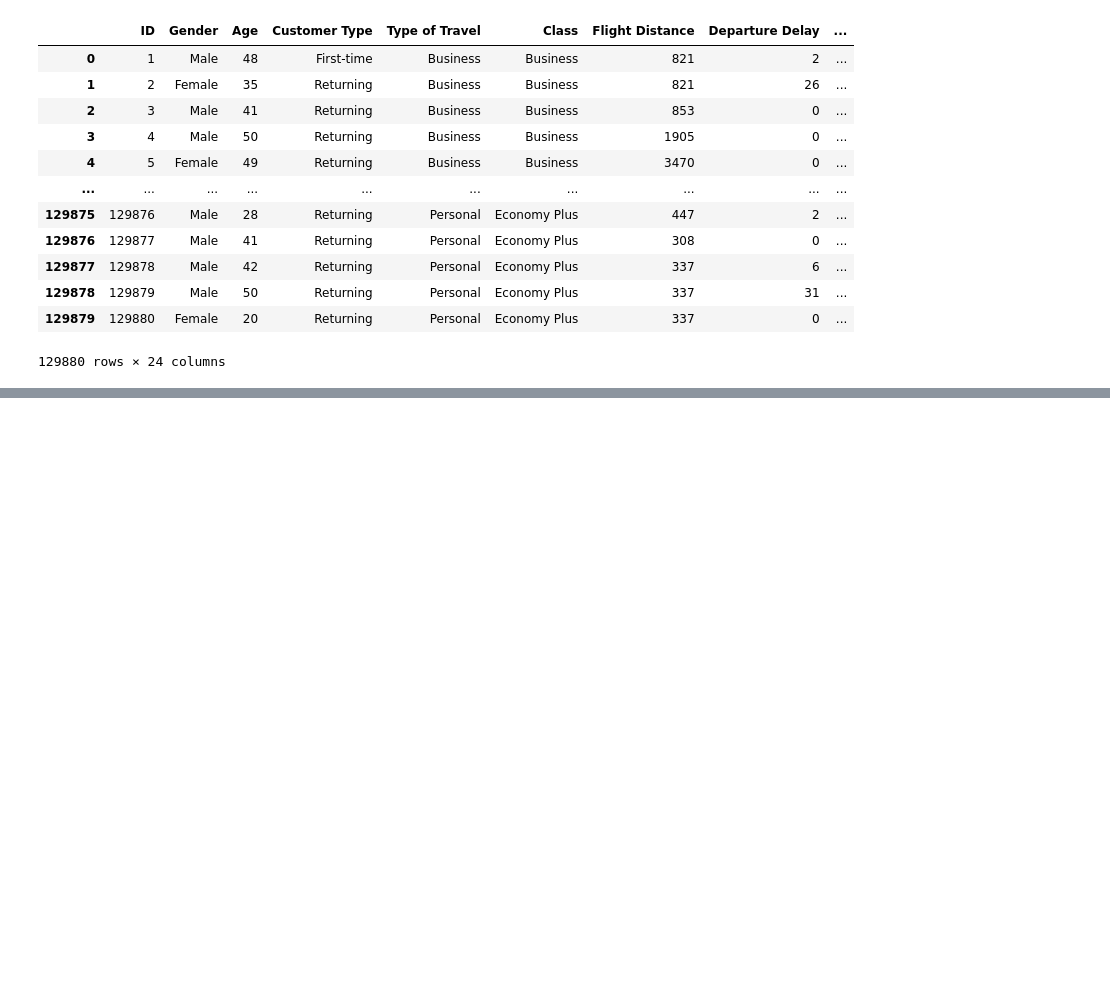
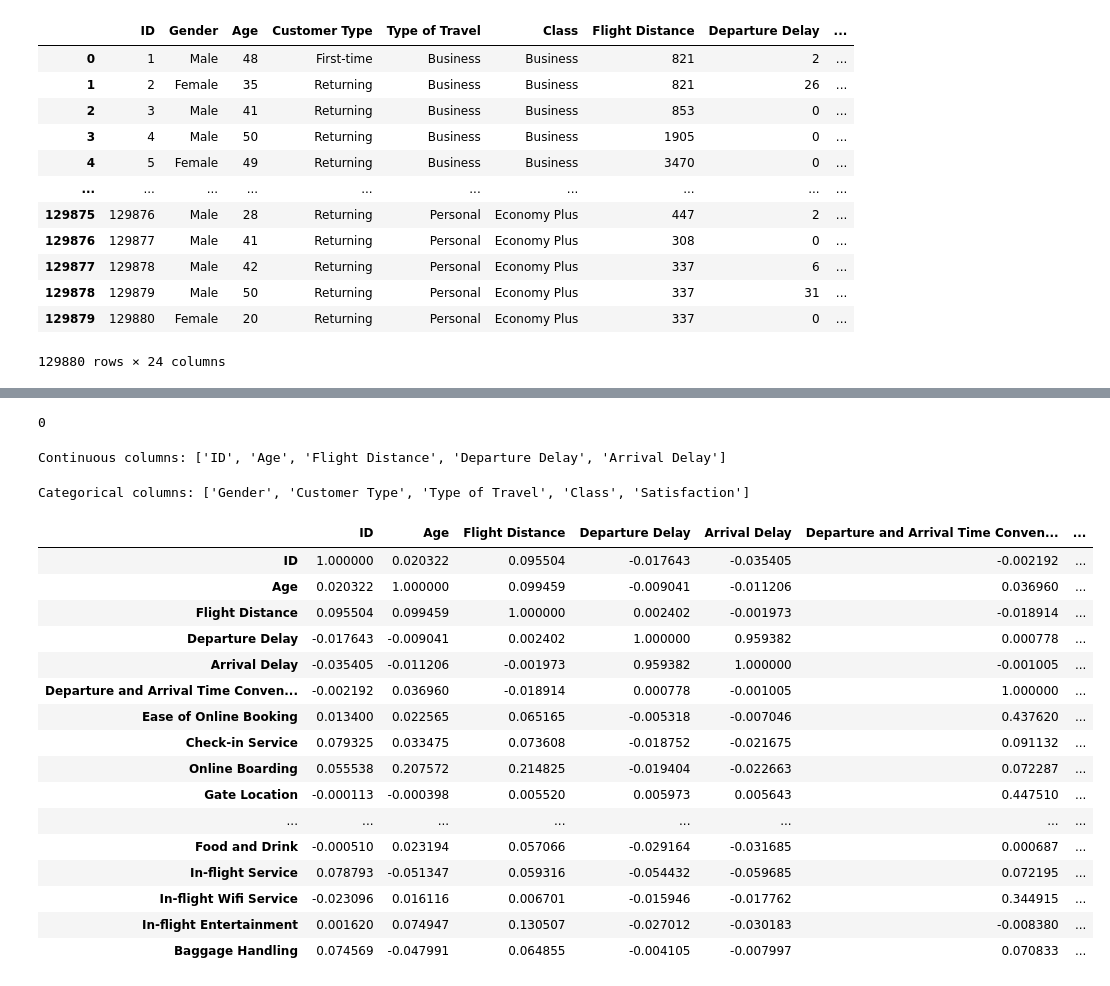
Before and after one commit to Saravanan-20G/Airline-Quality-Ratings, a Jupyter notebook: Airline_Quality_Rating.ipynb, the cells around one changed output, grey strips where cells are left out. Saved outputs shown, nothing was run; the diff lists cells and outputs as text; code cells hidden in the pictures; blank space fills up the shorter version.

```diff
--- a/Airline_Quality_Rating.ipynb
+++ b/Airline_Quality_Rating.ipynb
@@ -1,7 +1,7 @@
 # %%
 import pandas as pd
 # %%
-df=pd.read_csv("C:\\Users\\Saravanan\\OneDrive\\Desktop\\Datasets_data\\Airline Quality Ratings.csv")
+df=pd.read_csv("D:\\Guvi\\Datasets_data\\Airline Quality Ratings.csv")
 # %%
 df
 # %% [output]
@@ -18,6 +18,4 @@ df
 | 129878 | 129879 | Male | 50 | Returning | Personal | Economy Plus | 337 | 31 | ... |
 | 129879 | 129880 | Female | 20 | Returning | Personal | Economy Plus | 337 | 0 | ... |
 129880 rows × 24 columns
-# %%
-df=pd.read_csv("D:\\Guvi\\Crime\\Crimes_-_2001_to_Present.csv")
 # %%
@@ -38,0 +61,2 @@ df
+# %%
+df['Arrival Delay'].fillna(value=0, inplace=True)
@@ -38,0 +83,35 @@ df
+# %%
+df.duplicated().sum()
+# %% [output]
+0
+# %%
+import pandas as pd
+
+# Assuming df is your DataFrame
+# Load your data into df
+
+# Select columns with numeric data types
+numeric_cols = df.select_dtypes(include=['float64', 'int64'])
+
+# Optionally, filter based on number of unique values
+continuous_cols = [col for col in numeric_cols.columns if df[col].nunique() > 10]  # Adjust threshold as needed
+
+print("Continuous columns:", continuous_cols)
+# %% [output]
+Continuous columns: ['ID', 'Age', 'Flight Distance', 'Departure Delay', 'Arrival Delay']
+# %%
+import pandas as pd
+
+# Assuming df is your DataFrame
+# Load your data into df
+
+# Select columns with object data type (categorical)
+categorical_cols = df.select_dtypes(include=['object'])
+
+# Optionally, filter based on number of unique values
+# You can adjust the threshold based on your dataset and needs
+categorical_cols = [col for col in categorical_cols.columns if df[col].nunique() <= 50]  # Adjust threshold as needed
+
+print("Categorical columns:", categorical_cols)
+# %% [output]
+Categorical columns: ['Gender', 'Customer Type', 'Type of Travel', 'Class', 'Satisfaction']
@@ -38,0 +121,22 @@ df
+# %%
+number_df=df.select_dtypes(include='number')
+corr_m=number_df.corr()
+corr_m
+# %% [output]
+|  | ID | Age | Flight Distance | Departure Delay | Arrival Delay | Departure and Arrival Time Conven... | ... |
+| ID | 1.000000 | 0.020322 | 0.095504 | -0.017643 | -0.035405 | -0.002192 | ... |
+| Age | 0.020322 | 1.000000 | 0.099459 | -0.009041 | -0.011206 | 0.036960 | ... |
+| Flight Distance | 0.095504 | 0.099459 | 1.000000 | 0.002402 | -0.001973 | -0.018914 | ... |
+| Departure Delay | -0.017643 | -0.009041 | 0.002402 | 1.000000 | 0.959382 | 0.000778 | ... |
+| Arrival Delay | -0.035405 | -0.011206 | -0.001973 | 0.959382 | 1.000000 | -0.001005 | ... |
+| Departure and Arrival Time Conven... | -0.002192 | 0.036960 | -0.018914 | 0.000778 | -0.001005 | 1.000000 | ... |
+| Ease of Online Booking | 0.013400 | 0.022565 | 0.065165 | -0.005318 | -0.007046 | 0.437620 | ... |
+| Check-in Service | 0.079325 | 0.033475 | 0.073608 | -0.018752 | -0.021675 | 0.091132 | ... |
+| Online Boarding | 0.055538 | 0.207572 | 0.214825 | -0.019404 | -0.022663 | 0.072287 | ... |
+| Gate Location | -0.000113 | -0.000398 | 0.005520 | 0.005973 | 0.005643 | 0.447510 | ... |
+| ... | ... | ... | ... | ... | ... | ... | ... |
+| Food and Drink | -0.000510 | 0.023194 | 0.057066 | -0.029164 | -0.031685 | 0.000687 | ... |
+| In-flight Service | 0.078793 | -0.051347 | 0.059316 | -0.054432 | -0.059685 | 0.072195 | ... |
+| In-flight Wifi Service | -0.023096 | 0.016116 | 0.006701 | -0.015946 | -0.017762 | 0.344915 | ... |
+| In-flight Entertainment | 0.001620 | 0.074947 | 0.130507 | -0.027012 | -0.030183 | -0.008380 | ... |
+| Baggage Handling | 0.074569 | -0.047991 | 0.064855 | -0.004105 | -0.007997 | 0.070833 | ... |
```
Also changed, not shown: parts of 4 cells of this notebook.
